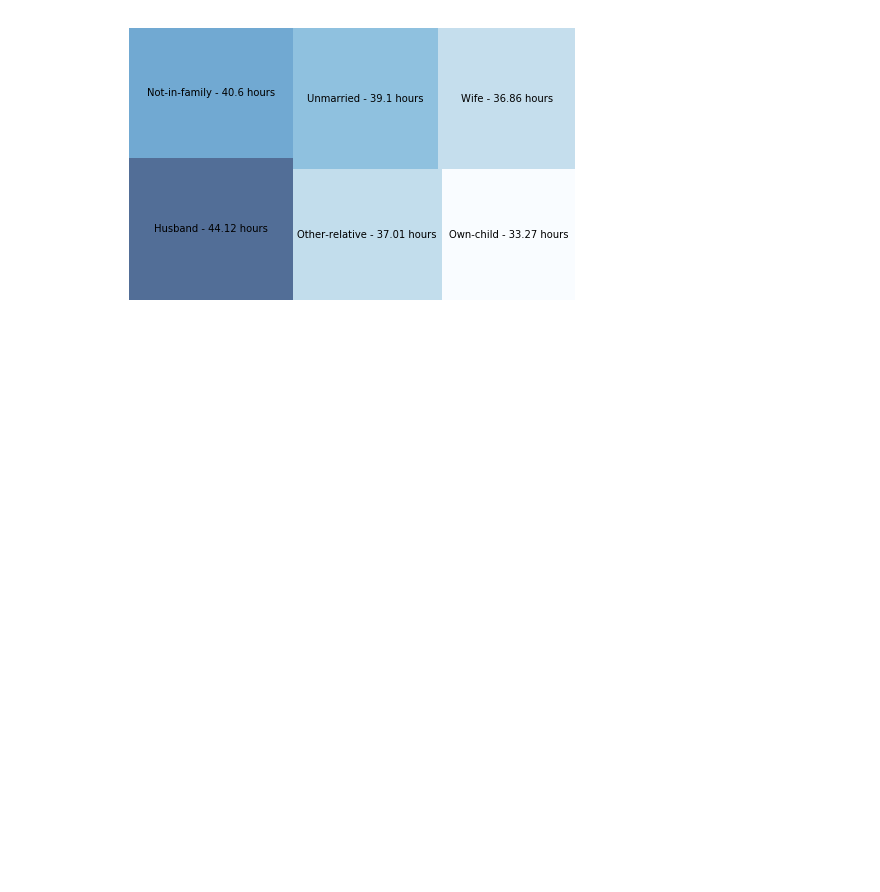
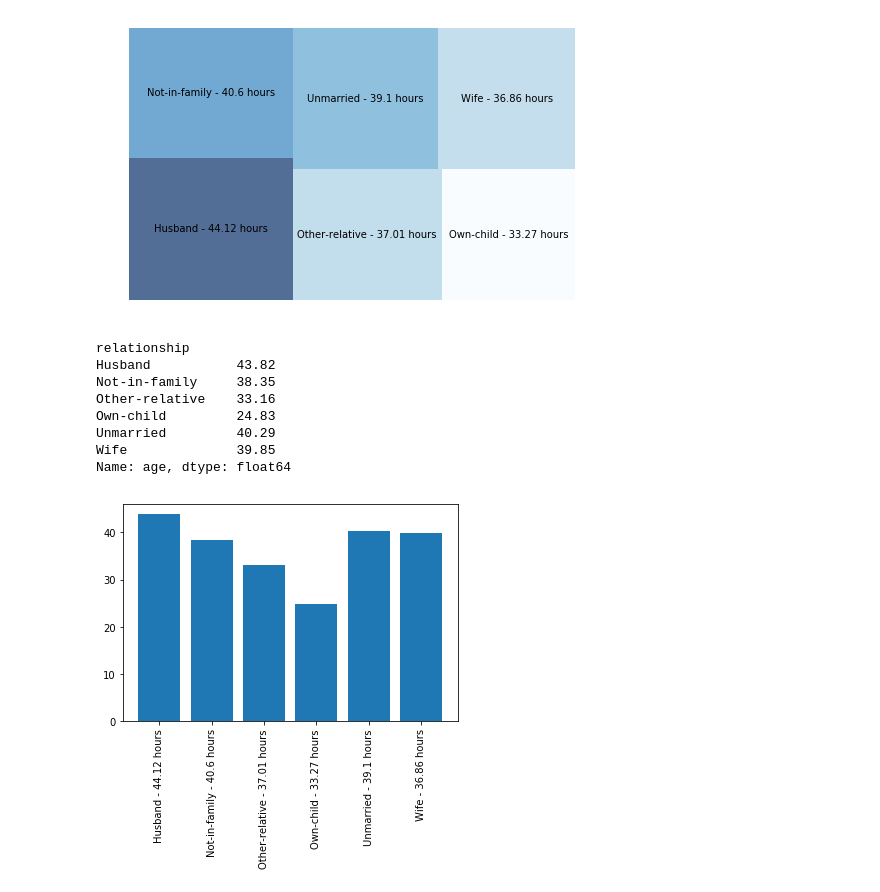
Before and after one commit to higornucci/mineracao-censo-1994-eua, a Jupyter notebook: adult.ipynb, the cells around one changed output. Cells and saved outputs as stored; diff of their text form; code cells hidden in the pictures; blank space fills up the shorter version.

Commit message:
bar chart

```diff
--- a/adult.ipynb
+++ b/adult.ipynb
@@ -43,0 +38,25 @@ plt.show()
+# %%
+height = dados_completo.groupby(['relationship'])['age'].mean().round(2)
+relationship=height.index.get_level_values("relationship")
+bars = np.array(team)+ " - " +group_df.astype("str")+" hours"
+y_pos = np.arange(len(bars))
+print(height)
+
+# Create bars
+plt.bar(y_pos, height)
+
+# Create names on the x-axis
+plt.xticks(y_pos, bars, rotation=90)
+
+# Show graphic
+plt.show()
+# %% [output]
+relationship
+Husband           43.82
+Not-in-family     38.35
+Other-relative    33.16
+Own-child         24.83
+Unmarried         40.29
+Wife              39.85
+Name: age, dtype: float64
+[figure, added]
```
Also changed, not shown: parts of 1 cell of this notebook.
